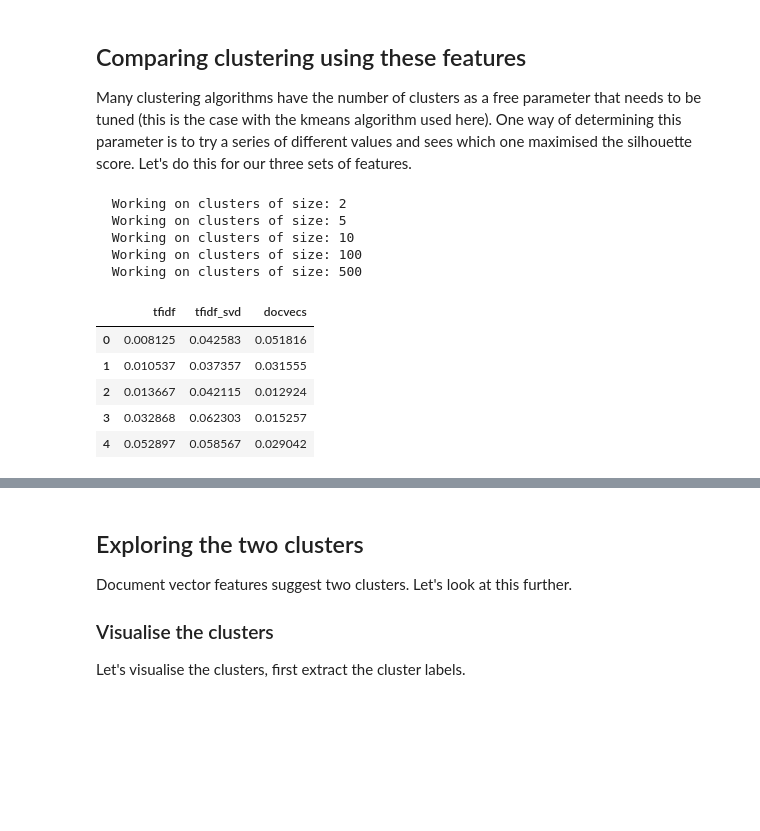
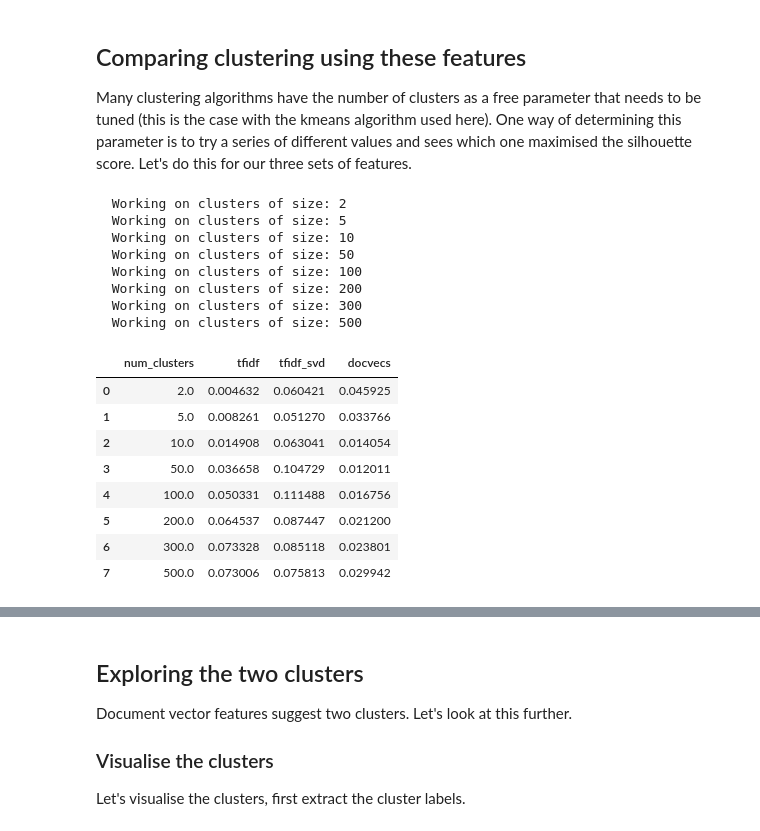
Before and after one commit to jjfallon/text-clustering, a Jupyter notebook: Clustering - features.ipynb, the cells around one changed output, grey strips where cells are left out. Cells and saved outputs as stored; diff of their text form; code cells hidden in the pictures; blank space fills up the shorter version.

```diff
--- a/Clustering - features.ipynb
+++ b/Clustering - features.ipynb
@@ -60,7 +60,7 @@ tfidf = TfidfVectorizer(
             tokenizer = lambda x: x,
             preprocessor = None,
             lowercase = False,
-            ngram_range = [1,1],
+            ngram_range = [1,2],
             max_features = 1500
         )
 
@@ -209,31 +213,38 @@ If you're reading this message in another frontend (for example, a static render
 
 Many clustering algorithms have the number of clusters as a free parameter that needs to be tuned (this is the case with the kmeans algorithm used here). One way of determining this parameter is to try a series of different values and sees which one maximised the silhouette score. Let's do this for our three sets of features.
 # %%
-df_scores = pd.DataFrame(columns=['tfidf', 'tfidf_svd', 'docvecs'])
-cluster_nums = [2, 5, 10, 100, 500]
+df_scores = pd.DataFrame(columns=['num_clusters', 'tfidf', 'tfidf_svd', 'docvecs'])
+cluster_nums = [2, 5, 10, 50, 100, 200, 300, 500]
 
 def cluster_score(X, clusterer):
     cluster_labels = clusterer.fit_predict(X)
     return silhouette_score(X, cluster_labels)
 
 for indx, num in enumerate(cluster_nums):
     print "  Working on clusters of size:", num
     clusterer = KMeans(n_clusters=num)
-    df_scores.loc[indx] = [cluster_score(X_tfidf, clusterer),
+    df_scores.loc[indx] = [num,
+                           cluster_score(X_tfidf, clusterer),
                            cluster_score(X_reduce, clusterer),
                            cluster_score(X_docvecs, clusterer)]
 
 print ""
 df_scores
 # %% [output]
   Working on clusters of size: 2
   Working on clusters of size: 5
   Working on clusters of size: 10
+  Working on clusters of size: 50
   Working on clusters of size: 100
+  Working on clusters of size: 200
+  Working on clusters of size: 300
   Working on clusters of size: 500
-|  | tfidf | tfidf_svd | docvecs |
-| 0 | 0.008125 | 0.042583 | 0.051816 |
-| 1 | 0.010537 | 0.037357 | 0.031555 |
-| 2 | 0.013667 | 0.042115 | 0.012924 |
-| 3 | 0.032868 | 0.062303 | 0.015257 |
-| 4 | 0.052897 | 0.058567 | 0.029042 |
+|  | num_clusters | tfidf | tfidf_svd | docvecs |
+| 0 | 2.0 | 0.004632 | 0.060421 | 0.045925 |
+| 1 | 5.0 | 0.008261 | 0.051270 | 0.033766 |
+| 2 | 10.0 | 0.014908 | 0.063041 | 0.014054 |
+| 3 | 50.0 | 0.036658 | 0.104729 | 0.012011 |
+| 4 | 100.0 | 0.050331 | 0.111488 | 0.016756 |
+| 5 | 200.0 | 0.064537 | 0.087447 | 0.021200 |
+| 6 | 300.0 | 0.073328 | 0.085118 | 0.023801 |
+| 7 | 500.0 | 0.073006 | 0.075813 | 0.029942 |
```
Also changed, not shown: parts of 11 cells of this notebook, 1 other file.
